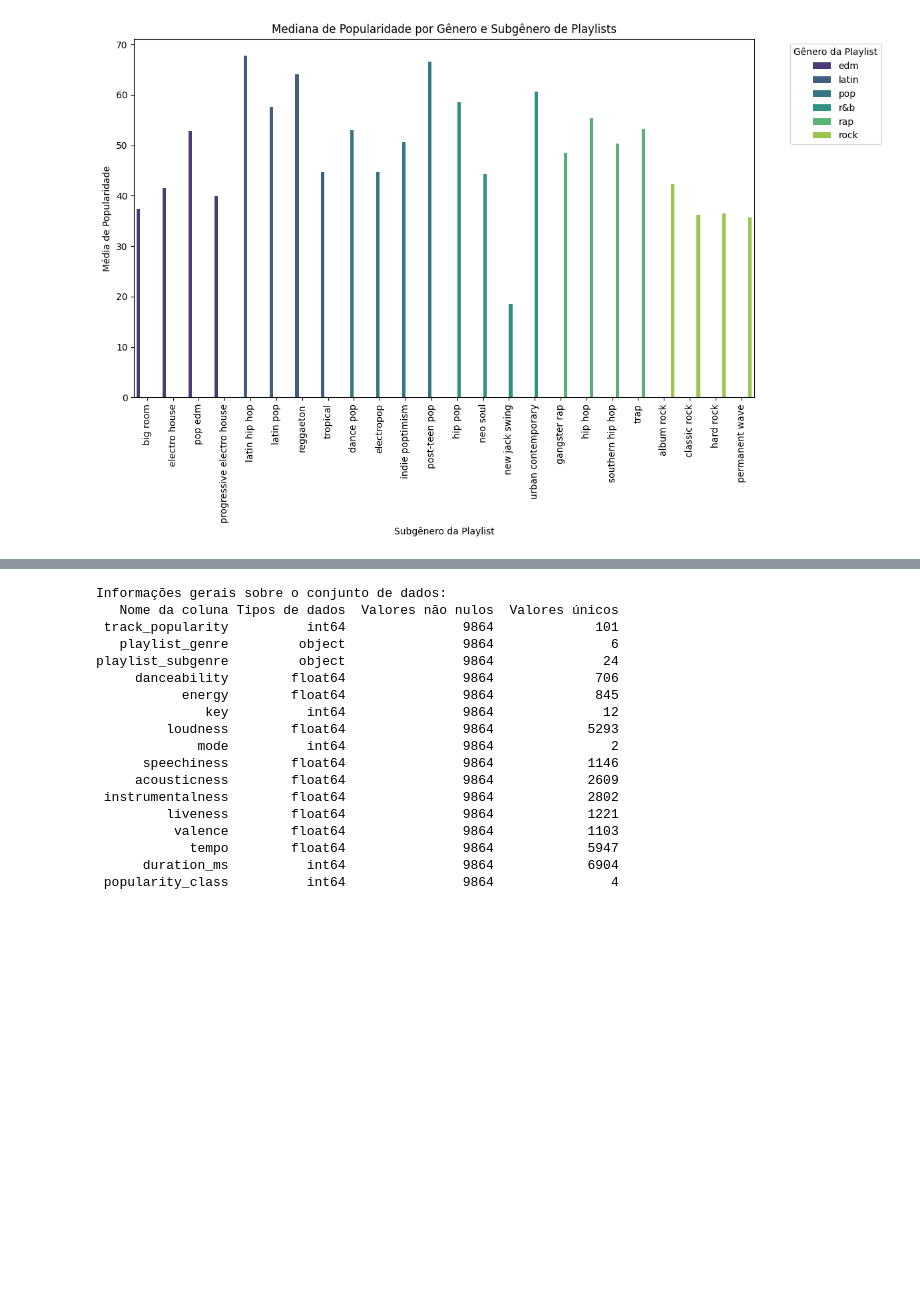
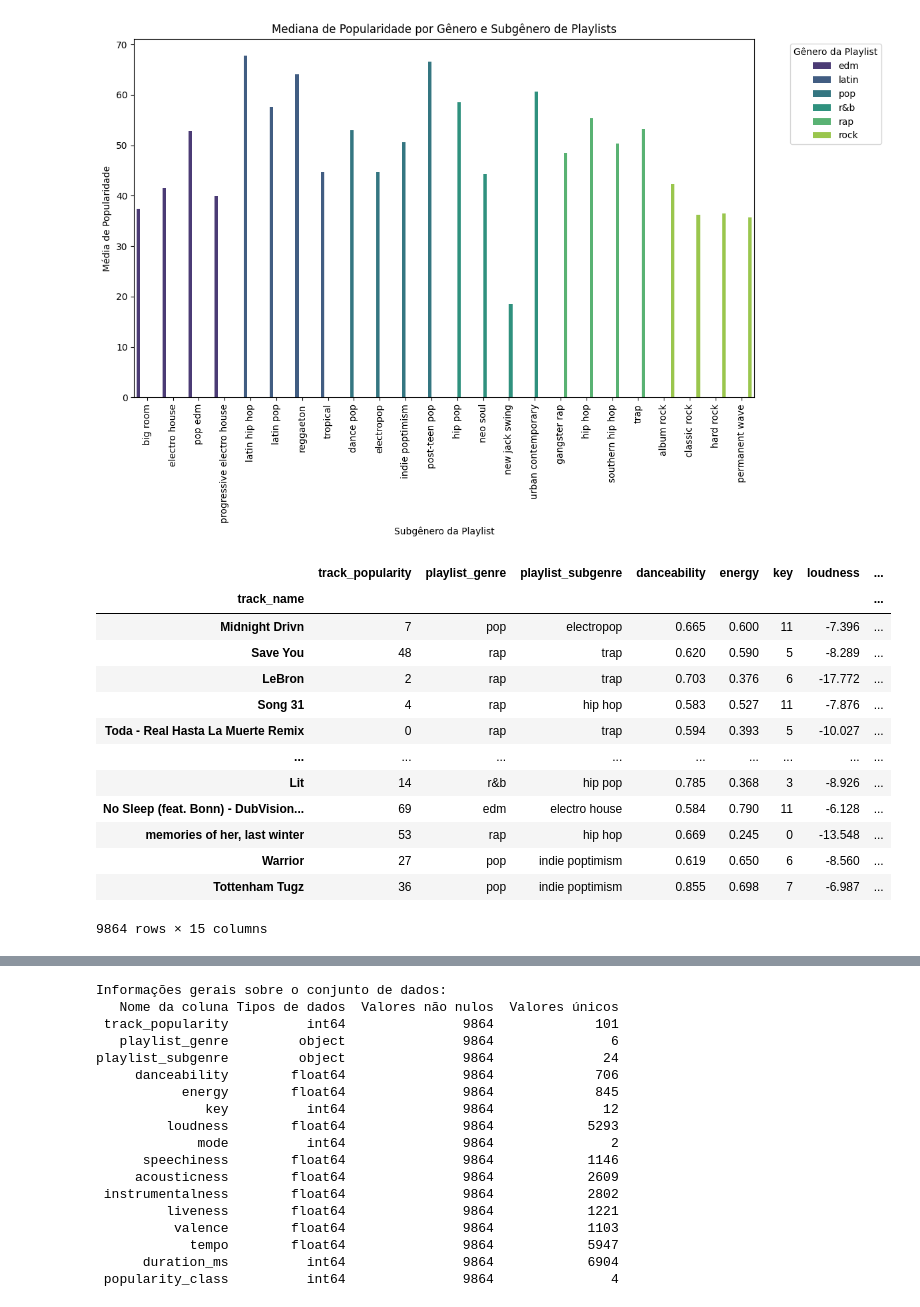
Before and after one commit to claraferreirabatista/30000-spotify-songs-machine-learning-popularidade, a Jupyter notebook: 2_tratamento_de_dados.ipynb.ipynb, the cells around one changed output, grey strips where cells are left out. Cells and saved outputs as stored; diff of their text form; code cells hidden in the pictures; blank space fills up the shorter version.

```diff
--- a/2_tratamento_de_dados.ipynb.ipynb
+++ b/2_tratamento_de_dados.ipynb.ipynb
@@ -202,3 +169,20 @@ plt.tight_layout()
 plt.show()
 # %% [output]
 [figure]
+# %%
+df
+# %% [output]
+|  | track_popularity | playlist_genre | playlist_subgenre | danceability | energy | key | loudness | ... |
+| track_name |  |  |  |  |  |  |  | ... |
+| Midnight Drivn | 7 | pop | electropop | 0.665 | 0.600 | 11 | -7.396 | ... |
+| Save You | 48 | rap | trap | 0.620 | 0.590 | 5 | -8.289 | ... |
+| LeBron | 2 | rap | trap | 0.703 | 0.376 | 6 | -17.772 | ... |
+| Song 31 | 4 | rap | hip hop | 0.583 | 0.527 | 11 | -7.876 | ... |
+| Toda - Real Hasta La Muerte Remix | 0 | rap | trap | 0.594 | 0.393 | 5 | -10.027 | ... |
+| ... | ... | ... | ... | ... | ... | ... | ... | ... |
+| Lit | 14 | r&b | hip pop | 0.785 | 0.368 | 3 | -8.926 | ... |
+| No Sleep (feat. Bonn) - DubVision... | 69 | edm | electro house | 0.584 | 0.790 | 11 | -6.128 | ... |
+| memories of her, last winter | 53 | rap | hip hop | 0.669 | 0.245 | 0 | -13.548 | ... |
+| Warrior | 27 | pop | indie poptimism | 0.619 | 0.650 | 6 | -8.560 | ... |
+| Tottenham Tugz | 36 | pop | indie poptimism | 0.855 | 0.698 | 7 | -6.987 | ... |
+9864 rows × 15 columns
```
Also changed, not shown: parts of 9 cells of this notebook, 4 other files.
